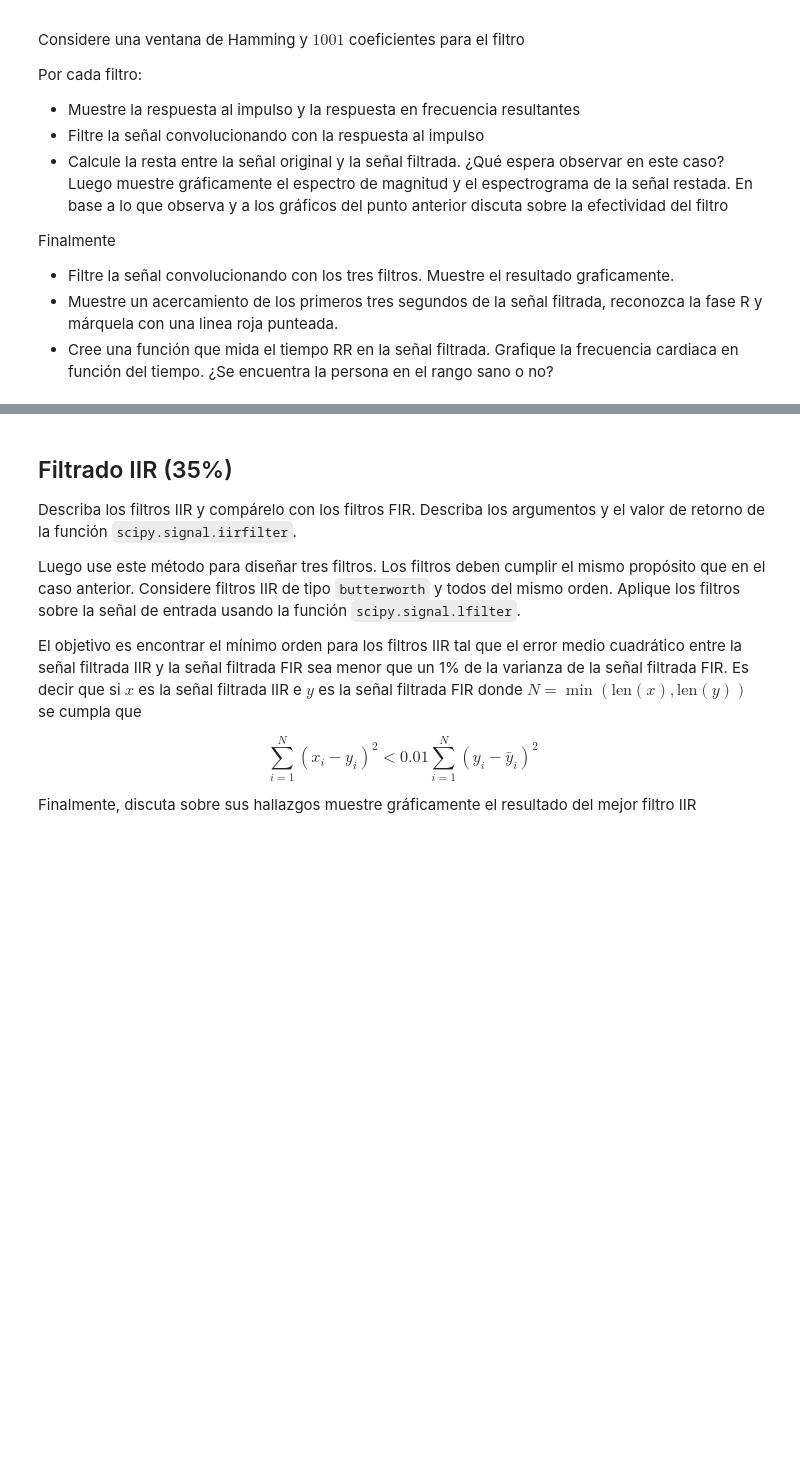
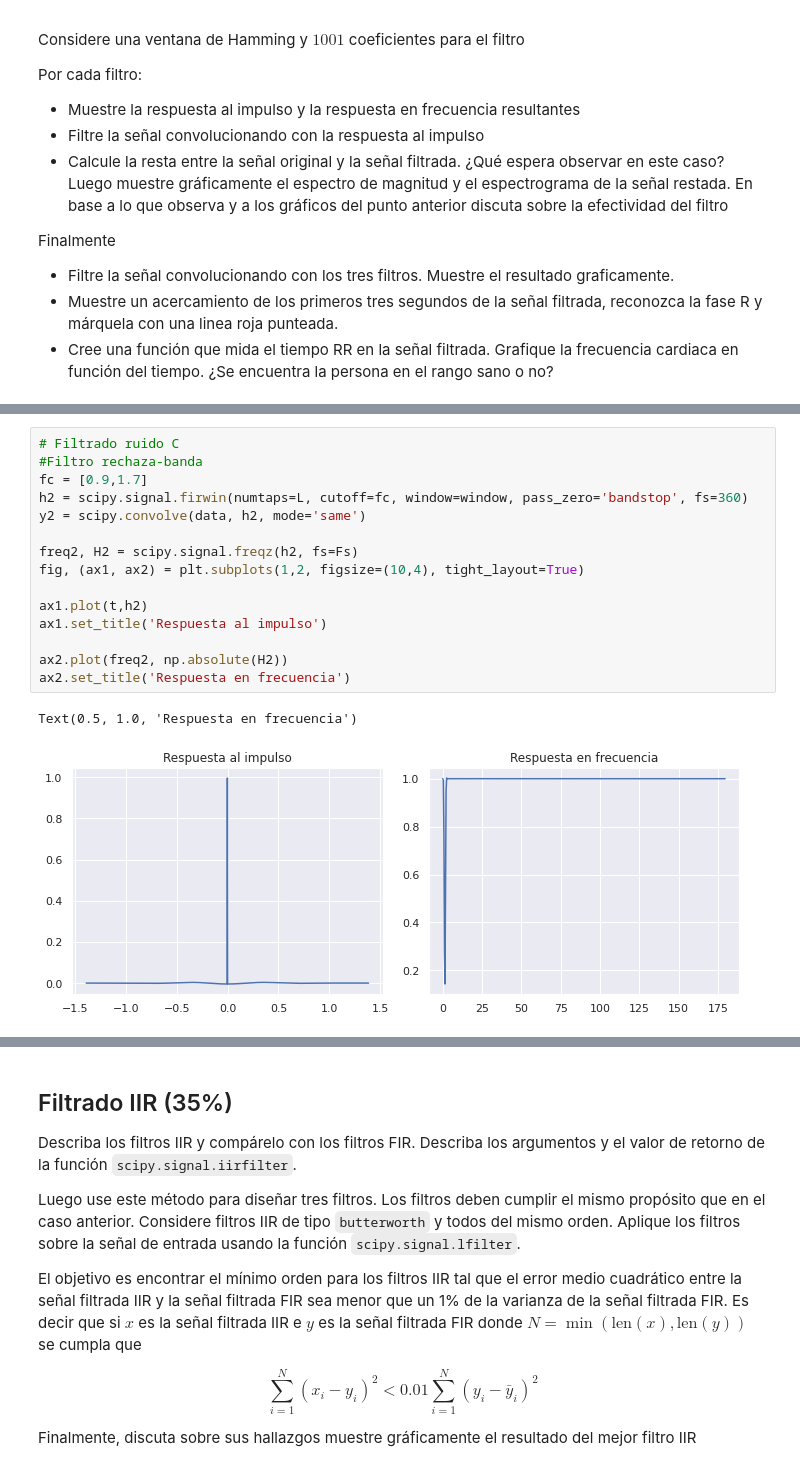
Before and after one commit to Rickiwasho/Analisis-sistemas-lineales, a Jupyter notebook: docs/tarea2/tarea2_info183.ipynb, the cells around one changed output, grey strips where cells are left out. Saved outputs shown, nothing was run; the diff lists cells and outputs as text; blank space fills up the shorter version.

```diff
--- a/docs/tarea2/tarea2_info183.ipynb
+++ b/docs/tarea2/tarea2_info183.ipynb
@@ -241,0 +268,18 @@ Arreglo de largo numtaps de los coeficientes del filtro FIR.
+# %%
+# Filtrado ruido C
+#Filtro rechaza-banda
+fc = [0.9,1.7]
+h2 = scipy.signal.firwin(numtaps=L, cutoff=fc, window=window, pass_zero='bandstop', fs=360)
+y2 = scipy.convolve(data, h2, mode='same')
+
+freq2, H2 = scipy.signal.freqz(h2, fs=Fs)
+fig, (ax1, ax2) = plt.subplots(1,2, figsize=(10,4), tight_layout=True)
+
+ax1.plot(t,h2)
+ax1.set_title('Respuesta al impulso')
+
+ax2.plot(freq2, np.absolute(H2))
+ax2.set_title('Respuesta en frecuencia')
+# %% [output]
+Text(0.5, 1.0, 'Respuesta en frecuencia')
+[figure, added]
```
Also changed, not shown: parts of 10 cells of this notebook, 1 other file.
